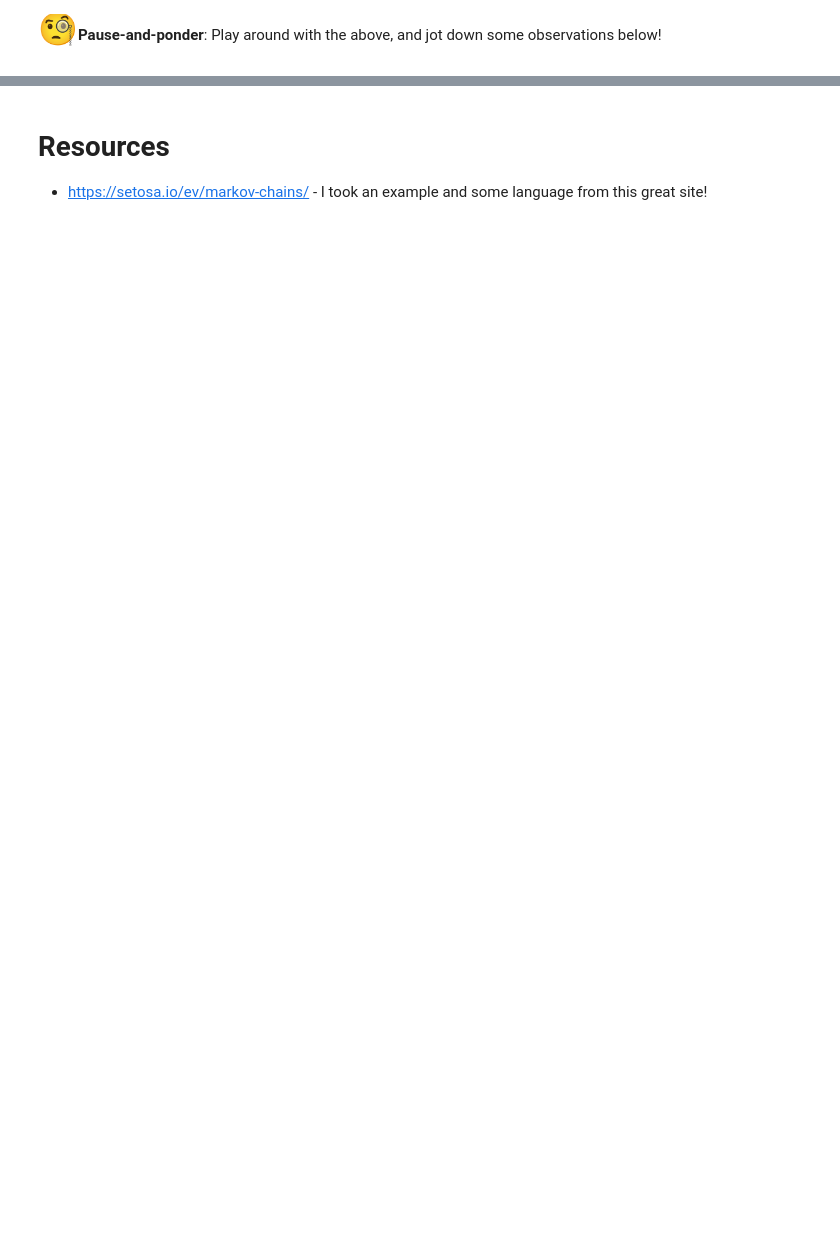
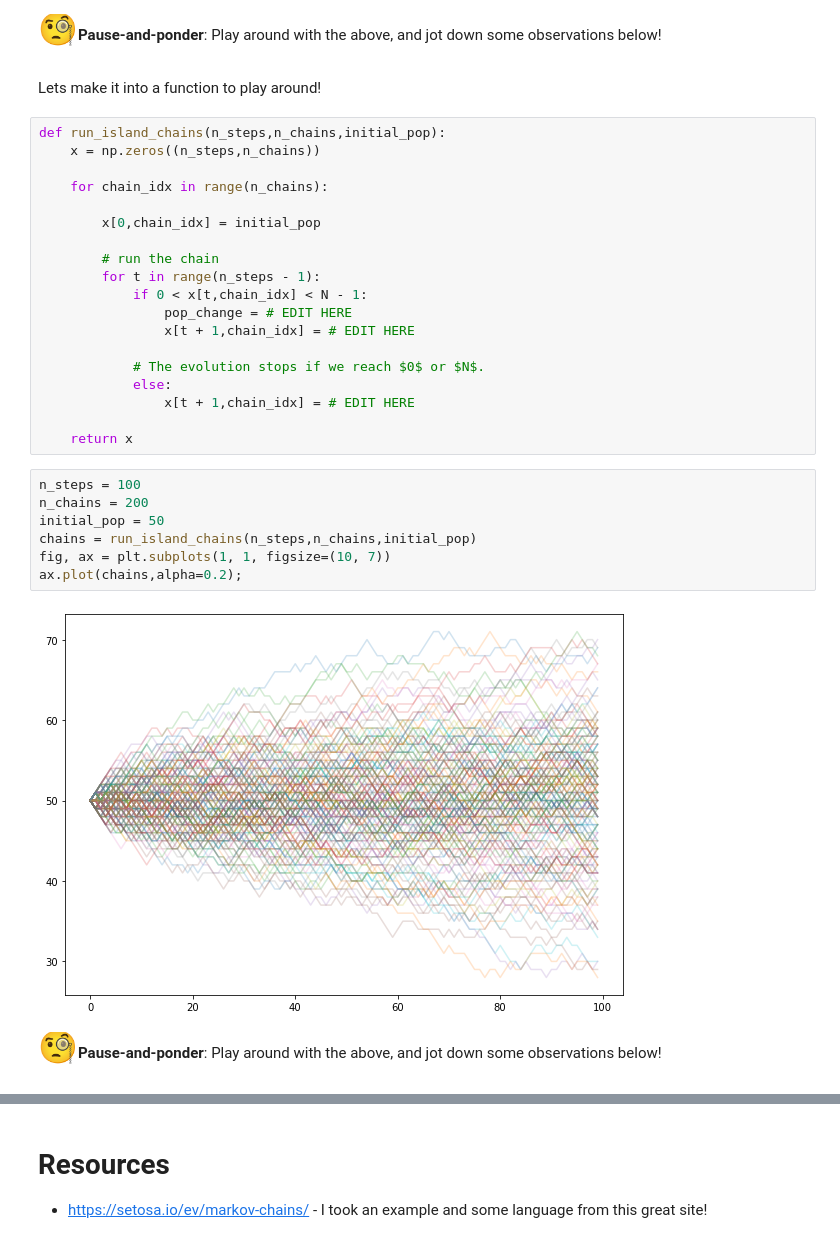
Before and after one commit to diego898/ds5440-fall-2020, a Jupyter notebook: nbs/Prob-Review.ipynb, the cells around one changed output, grey strips where cells are left out. Drawn from its saved outputs; the diff is of its cells as text; blank space fills up the shorter version.

```diff
--- a/nbs/Prob-Review.ipynb
+++ b/nbs/Prob-Review.ipynb
@@ -949,3 +949,39 @@ ax.plot(x, lw=2);
 <font size="7">🧐</font>**Pause-and-ponder**: Play around with the above, and jot down some observations below!
 
 </div>
+# %% [markdown]
+Lets make it into a function to play around!
+# %%
+def run_island_chains(n_steps,n_chains,initial_pop):
+    x = np.zeros((n_steps,n_chains))
+
+    for chain_idx in range(n_chains):
+
+        x[0,chain_idx] = initial_pop
+
+        # run the chain
+        for t in range(n_steps - 1):
+            if 0 < x[t,chain_idx] < N - 1:
+                pop_change = # EDIT HERE
+                x[t + 1,chain_idx] = # EDIT HERE
+
+            # The evolution stops if we reach $0$ or $N$.
+            else:
+                x[t + 1,chain_idx] = # EDIT HERE
+
+    return x
+# %%
+n_steps = 100
+n_chains = 200
+initial_pop = 50
+chains = run_island_chains(n_steps,n_chains,initial_pop)
+fig, ax = plt.subplots(1, 1, figsize=(10, 7))
+ax.plot(chains,alpha=0.2);
+# %% [output]
+[figure, added]
+# %% [markdown]
+<div class="info">
+
+<font size="7">🧐</font>**Pause-and-ponder**: Play around with the above, and jot down some observations below!
+
+</div>
```
Also changed, not shown: parts of 36 cells of this notebook.
